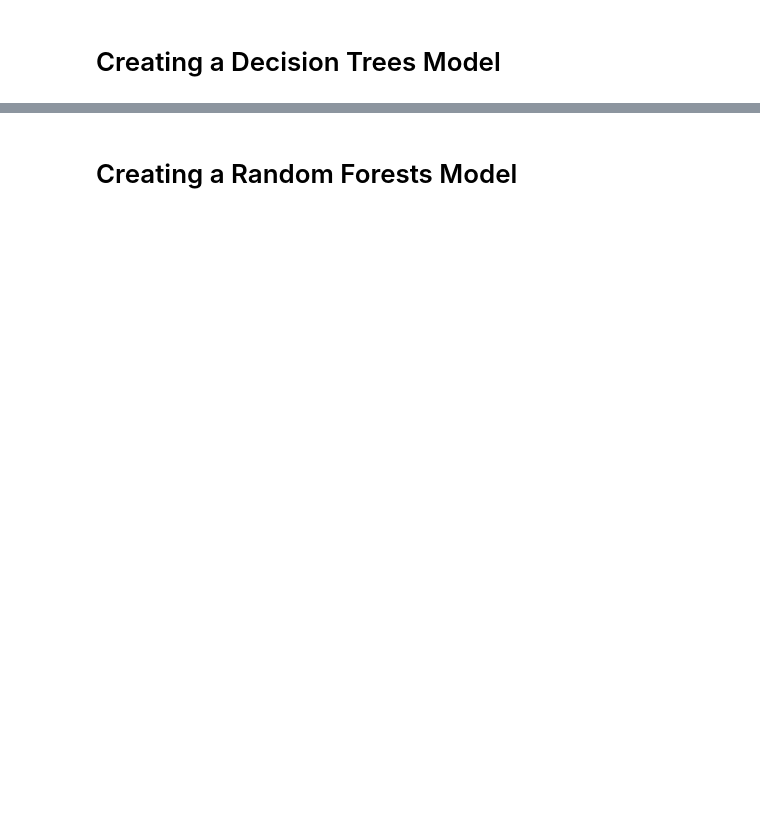
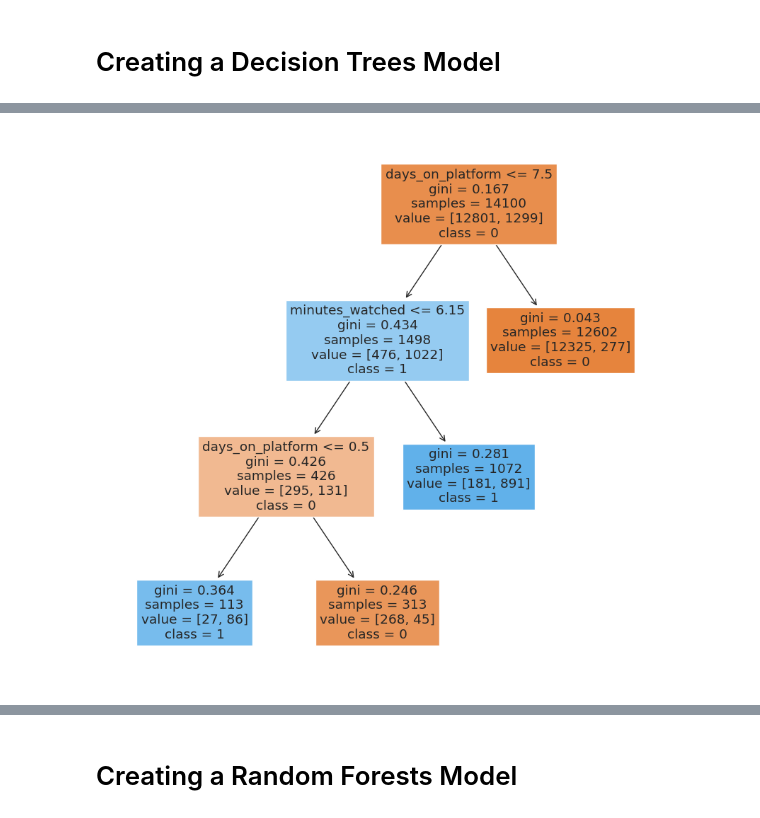
Before and after one commit to Ayben06/UserClassfication, a Jupyter notebook: MachineLearningProjectForUserClassification.ipynb, the cells around one changed output, grey strips where cells are left out. Cells and saved outputs as stored; diff of their text form; code cells hidden in the pictures; blank space fills up the shorter version.

```diff
--- a/MachineLearningProjectForUserClassification.ipynb
+++ b/MachineLearningProjectForUserClassification.ipynb
@@ -366,0 +418,4 @@ F1-score: 0.7484
+# %%
+dt_clf=DecisionTreeClassifier(random_state=365)
+# %%
+grid_search_dt=GridSearchCV(dt_clf,parameters_dt,scoring='accuracy',cv=5)
@@ -366,0 +428,8 @@ F1-score: 0.7484
+# %%
+dt_clf=grid_search_dt.best_estimator_
+# %%
+plt.figure(figsize=(10, 10))
+plot_tree(dt_clf, filled=True, feature_names=x_train.columns, class_names=['0', '1'])
+plt.show()
+# %% [output]
+[figure, added]
```
Also changed, not shown: parts of 32 cells of this notebook.
